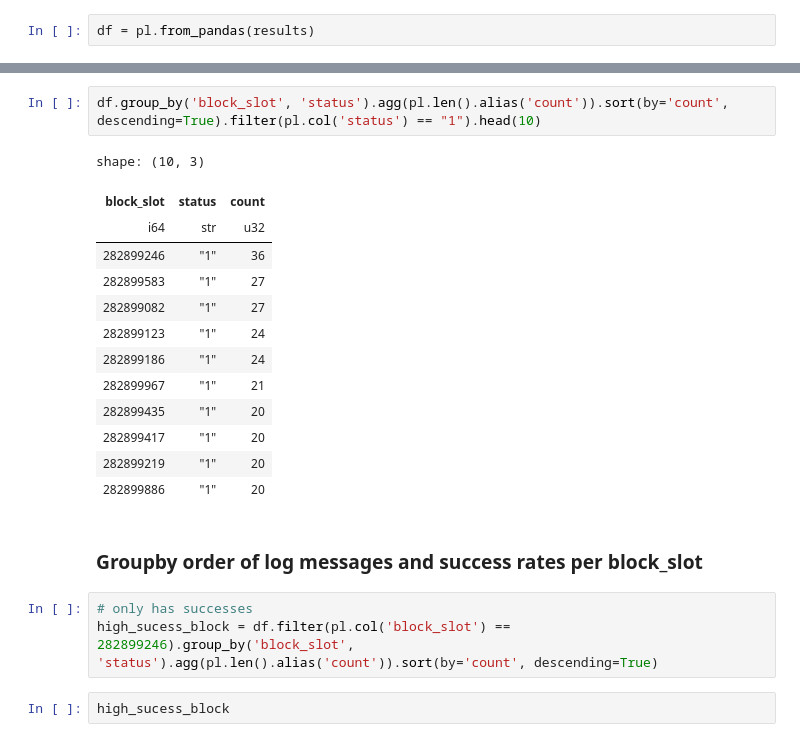
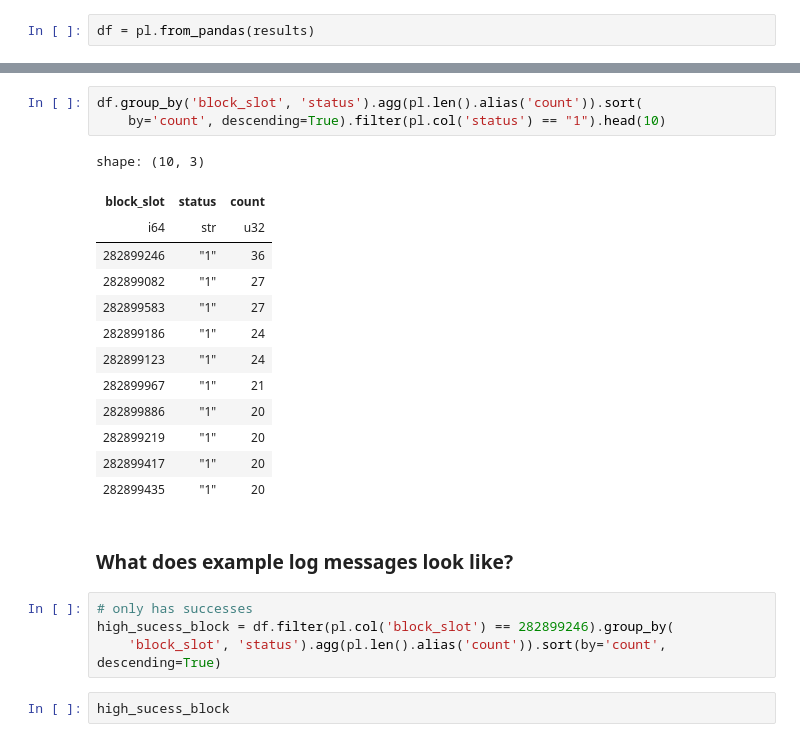
Before and after one commit to Evan-Kim2028/pyth_analysis, a Jupyter notebook: cryptohouse.ipynb, the cells around one changed output, grey strips where cells are left out. Drawn from its saved outputs; the diff is of its cells as text.

```diff
--- a/cryptohouse.ipynb
+++ b/cryptohouse.ipynb
@@ -98,26 +100,28 @@ shape: (10, 3)
 | 282899967 | "0" | 31 |
 | 282899127 | "0" | 28 |
 # %%
-df.group_by('block_slot', 'status').agg(pl.len().alias('count')).sort(by='count', descending=True).filter(pl.col('status') == "1").head(10)
+df.group_by('block_slot', 'status').agg(pl.len().alias('count')).sort(
+    by='count', descending=True).filter(pl.col('status') == "1").head(10)
 # %% [output]
 shape: (10, 3)
 | block_slot | status | count |
 | i64 | str | u32 |
 | 282899246 | "1" | 36 |
+| 282899082 | "1" | 27 |
 | 282899583 | "1" | 27 |
-| 282899082 | "1" | 27 |
+| 282899186 | "1" | 24 |
 | 282899123 | "1" | 24 |
-| 282899186 | "1" | 24 |
 | 282899967 | "1" | 21 |
+| 282899886 | "1" | 20 |
+| 282899219 | "1" | 20 |
+| 282899417 | "1" | 20 |
 | 282899435 | "1" | 20 |
-| 282899417 | "1" | 20 |
-| 282899219 | "1" | 20 |
-| 282899886 | "1" | 20 |
-# %% [markdown]
-### Groupby order of log messages and success rates per block_slot
+# %% [markdown]
+### What does example log messages look like?
 # %%
 # only has successes
-high_sucess_block = df.filter(pl.col('block_slot') == 282899246).group_by('block_slot', 'status').agg(pl.len().alias('count')).sort(by='count', descending=True)
+high_sucess_block = df.filter(pl.col('block_slot') == 282899246).group_by(
+    'block_slot', 'status').agg(pl.len().alias('count')).sort(by='count', descending=True)
 # %%
 high_sucess_block
 # %% [output]
```
Also changed, not shown: parts of 23 cells of this notebook, 5 other files.
